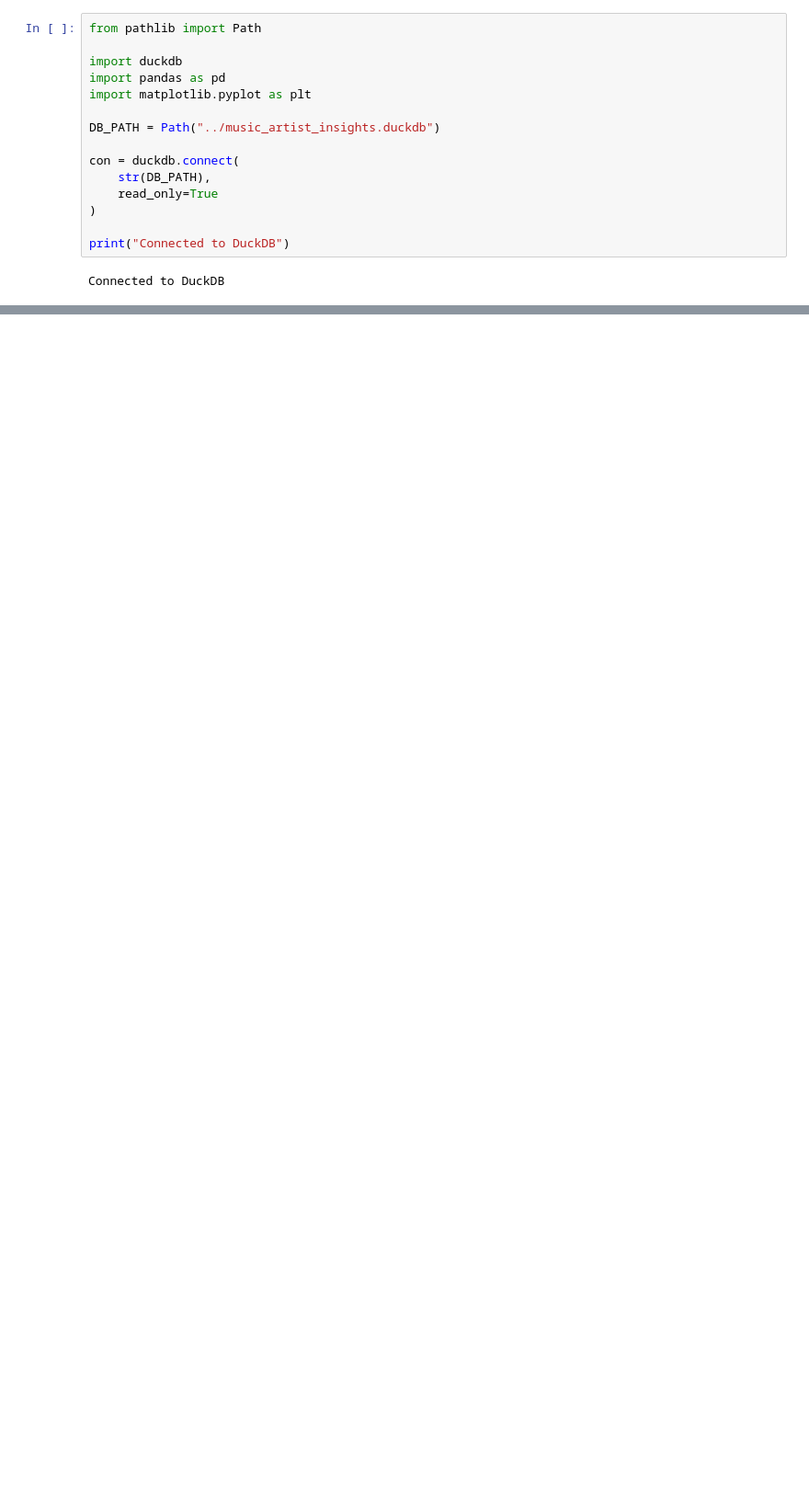
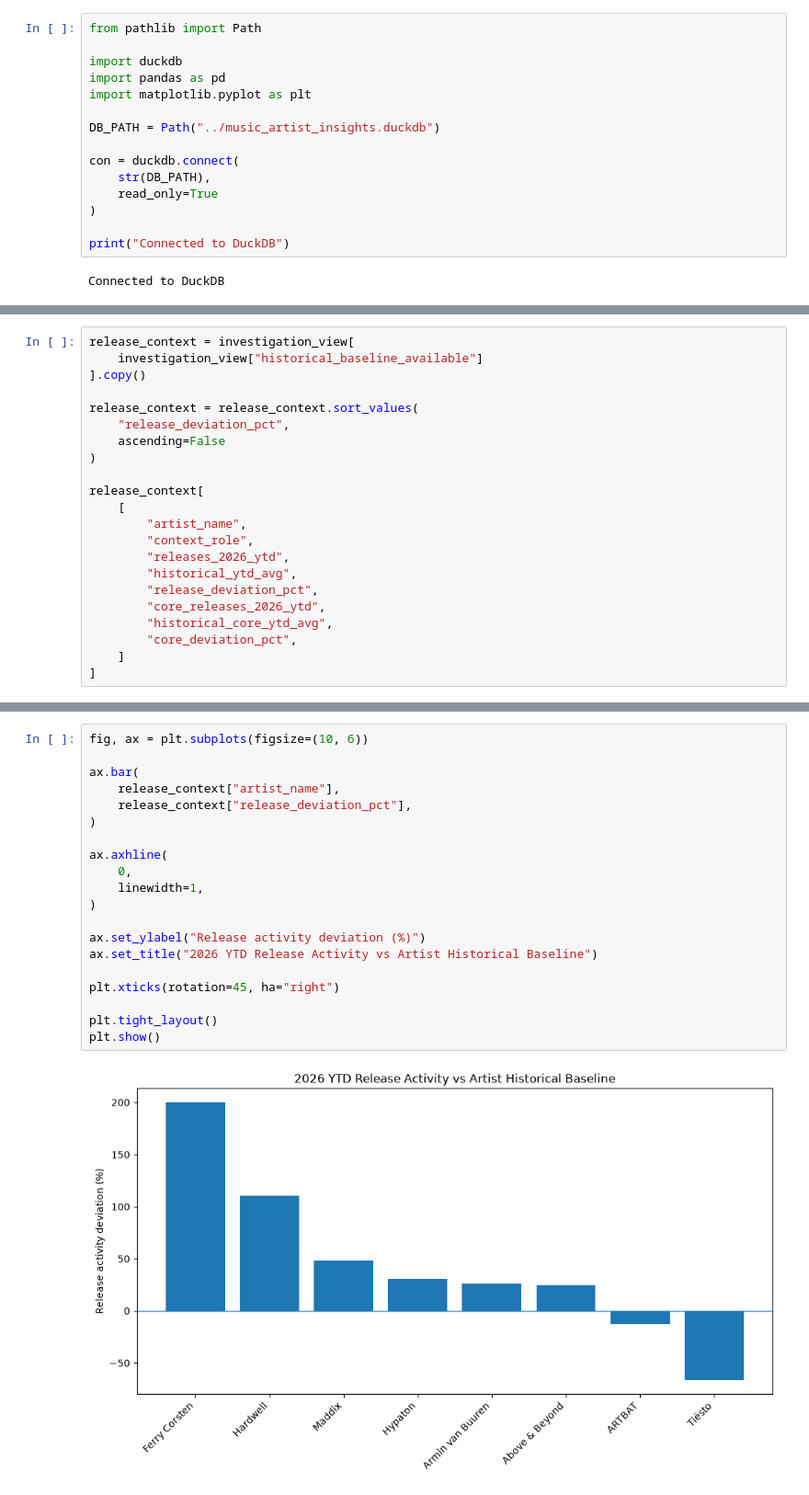
Before and after one commit to fyzctm/music-artist-insights, a Jupyter notebook: notebooks/02_artist_context_analysis.ipynb, the cells around one changed output, grey strips where cells are left out. Shown at 92% size. Drawn from its saved outputs; the diff is of its cells as text; blank space fills up the shorter version.

```diff
--- a/notebooks/02_artist_context_analysis.ipynb
+++ b/notebooks/02_artist_context_analysis.ipynb
@@ -341,0 +747,22 @@ latest_audience
+# %%
+release_context = investigation_view[
+    investigation_view["historical_baseline_available"]
+].copy()
+
+release_context = release_context.sort_values(
+    "release_deviation_pct",
+    ascending=False
+)
+
+release_context[
+    [
+        "artist_name",
+        "context_role",
+        "releases_2026_ytd",
+        "historical_ytd_avg",
+        "release_deviation_pct",
+        "core_releases_2026_ytd",
+        "historical_core_ytd_avg",
+        "core_deviation_pct",
+    ]
+]
@@ -341,0 +779,22 @@ latest_audience
+# %%
+fig, ax = plt.subplots(figsize=(10, 6))
+
+ax.bar(
+    release_context["artist_name"],
+    release_context["release_deviation_pct"],
+)
+
+ax.axhline(
+    0,
+    linewidth=1,
+)
+
+ax.set_ylabel("Release activity deviation (%)")
+ax.set_title("2026 YTD Release Activity vs Artist Historical Baseline")
+
+plt.xticks(rotation=45, ha="right")
+
+plt.tight_layout()
+plt.show()
+# %% [output]
+[figure, added]
```
Also changed, not shown: parts of 95 cells of this notebook, 15 other files.
